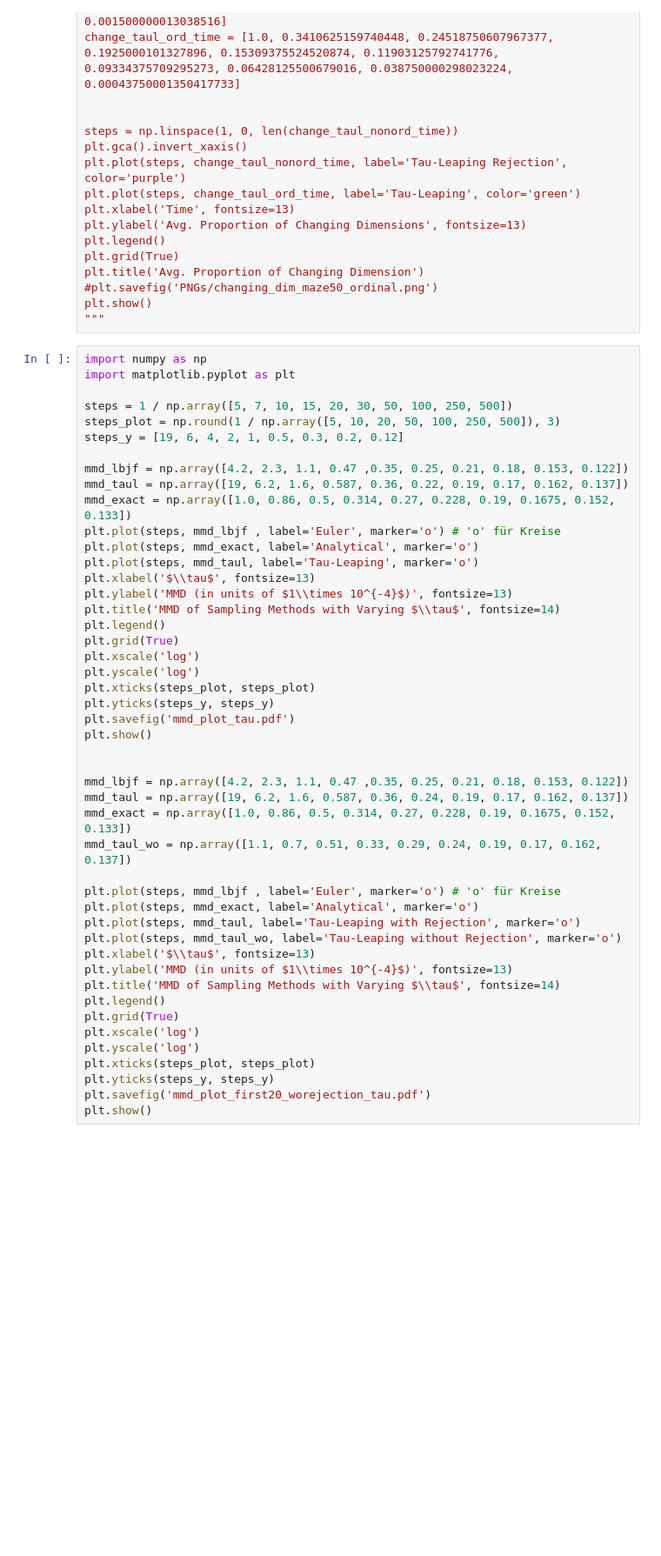
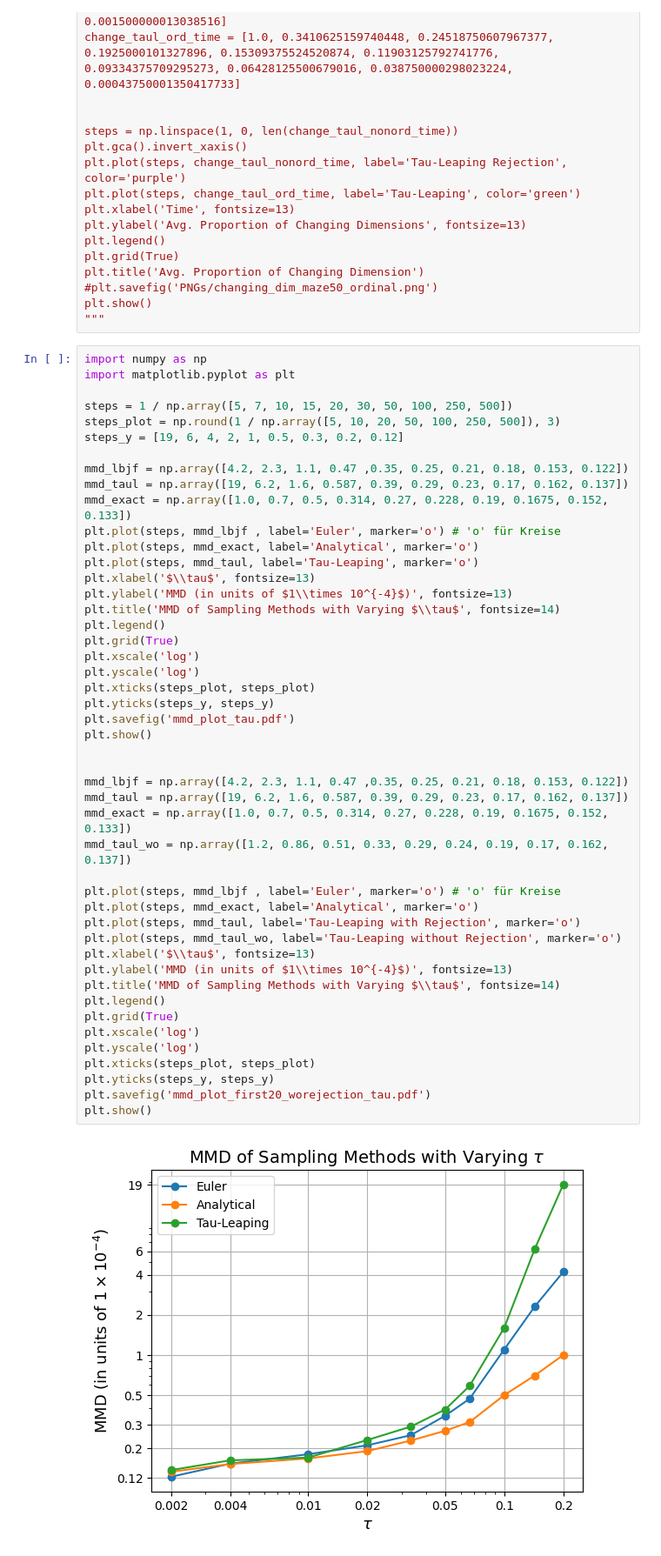
Before and after one commit to paulffm/Continuous-Time-Diffusion-Models-for-Discrete-Data, a Jupyter notebook: ContTimeDiscreteSpace/TAUnSDDM/eval_maze.ipynb, the cells around one changed output. Shown at 87% size. Cells and saved outputs as stored; diff of their text form; blank space fills up the shorter version.

Commit message:
mmd plot

```diff
--- a/ContTimeDiscreteSpace/TAUnSDDM/eval_maze.ipynb
+++ b/ContTimeDiscreteSpace/TAUnSDDM/eval_maze.ipynb
@@ -348,41 +348,43 @@ steps_plot = np.round(1 / np.array([5, 10, 20, 50, 100, 250, 500]), 3)
 steps_y = [19, 6, 4, 2, 1, 0.5, 0.3, 0.2, 0.12]
 
 mmd_lbjf = np.array([4.2, 2.3, 1.1, 0.47 ,0.35, 0.25, 0.21, 0.18, 0.153, 0.122])
-mmd_taul = np.array([19, 6.2, 1.6, 0.587, 0.36, 0.22, 0.19, 0.17, 0.162, 0.137])
-mmd_exact = np.array([1.0, 0.86, 0.5, 0.314, 0.27, 0.228, 0.19, 0.1675, 0.152, 0.133])
+mmd_taul = np.array([19, 6.2, 1.6, 0.587, 0.39, 0.29, 0.23, 0.17, 0.162, 0.137])
+mmd_exact = np.array([1.0, 0.7, 0.5, 0.314, 0.27, 0.228, 0.19, 0.1675, 0.152, 0.133])
 plt.plot(steps, mmd_lbjf , label='Euler', marker='o') # 'o' für Kreise
 plt.plot(steps, mmd_exact, label='Analytical', marker='o')
 plt.plot(steps, mmd_taul, label='Tau-Leaping', marker='o')
 plt.xlabel('$\\tau$', fontsize=13)
 plt.ylabel('MMD (in units of $1\\times 10^{-4}$)', fontsize=13)
 plt.title('MMD of Sampling Methods with Varying $\\tau$', fontsize=14)
 plt.legend()
 plt.grid(True)
 plt.xscale('log')
 plt.yscale('log')
 plt.xticks(steps_plot, steps_plot)
 plt.yticks(steps_y, steps_y)
 plt.savefig('mmd_plot_tau.pdf')
 plt.show()
 
 
 mmd_lbjf = np.array([4.2, 2.3, 1.1, 0.47 ,0.35, 0.25, 0.21, 0.18, 0.153, 0.122])
-mmd_taul = np.array([19, 6.2, 1.6, 0.587, 0.36, 0.24, 0.19, 0.17, 0.162, 0.137])
-mmd_exact = np.array([1.0, 0.86, 0.5, 0.314, 0.27, 0.228, 0.19, 0.1675, 0.152, 0.133])
-mmd_taul_wo = np.array([1.1, 0.7, 0.51, 0.33, 0.29, 0.24, 0.19, 0.17, 0.162, 0.137])
+mmd_taul = np.array([19, 6.2, 1.6, 0.587, 0.39, 0.29, 0.23, 0.17, 0.162, 0.137])
+mmd_exact = np.array([1.0, 0.7, 0.5, 0.314, 0.27, 0.228, 0.19, 0.1675, 0.152, 0.133])
+mmd_taul_wo = np.array([1.2, 0.86, 0.51, 0.33, 0.29, 0.24, 0.19, 0.17, 0.162, 0.137])
 
 plt.plot(steps, mmd_lbjf , label='Euler', marker='o') # 'o' für Kreise
 plt.plot(steps, mmd_exact, label='Analytical', marker='o')
 plt.plot(steps, mmd_taul, label='Tau-Leaping with Rejection', marker='o')
 plt.plot(steps, mmd_taul_wo, label='Tau-Leaping without Rejection', marker='o')
 plt.xlabel('$\\tau$', fontsize=13)
 plt.ylabel('MMD (in units of $1\\times 10^{-4}$)', fontsize=13)
 plt.title('MMD of Sampling Methods with Varying $\\tau$', fontsize=14)
 plt.legend()
 plt.grid(True)
 plt.xscale('log')
 plt.yscale('log')
 plt.xticks(steps_plot, steps_plot)
 plt.yticks(steps_y, steps_y)
 plt.savefig('mmd_plot_first20_worejection_tau.pdf')
 plt.show()
+# %% [output]
+[figure, added]
```
Also changed, not shown: parts of 1 cell of this notebook.
